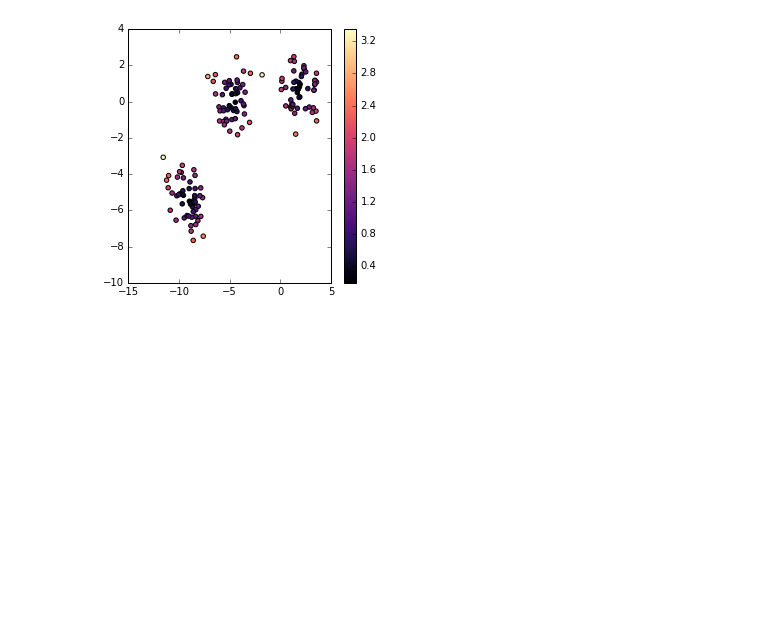
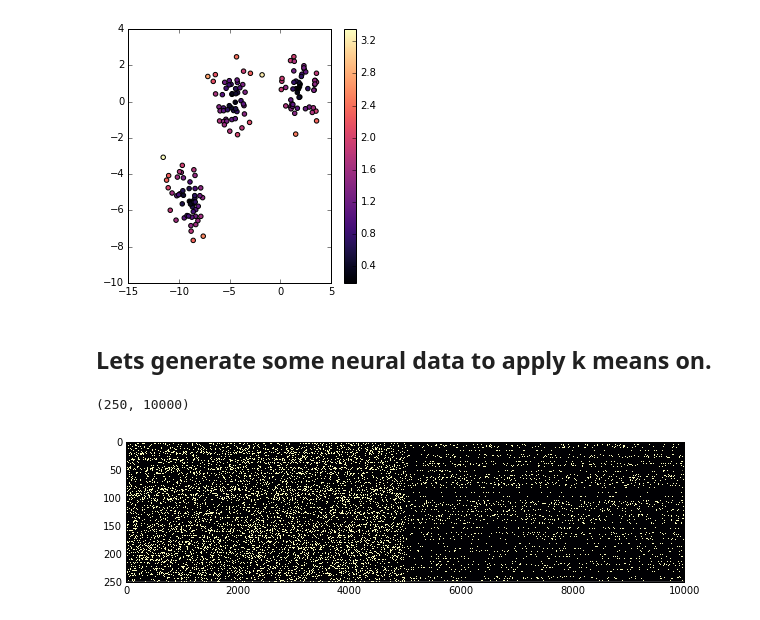
Before and after one commit to iampritishpatil/CAMP2016-Machinelearning, a Jupyter notebook: Tutorial_notebook.ipynb, the cells around one changed output. Saved outputs shown, nothing was run; the diff lists cells and outputs as text; code cells hidden in the pictures; blank space fills up the shorter version.

Commit message:
double poisson k means

```diff
--- a/Tutorial_notebook.ipynb
+++ b/Tutorial_notebook.ipynb
@@ -203,3 +203,36 @@ plt.colorbar()
 # %% [output]
 <matplotlib.colorbar.Colorbar at 0x...>
 [figure]
+# %% [markdown]
+## Lets generate some neural data to apply k means on.
+# %%
+# generating poisson data
+num_neurons1=50
+max_time1=10000
+r1=0.1
+r2=0.12
+n1=(np.random.random([num_neurons1,max_time1]) <r1)
+n2=(np.random.random([num_neurons1,max_time1]) <r2)
+n3=(np.random.random([num_neurons1,max_time1]) <r1*2)
+n3[:,max_time1/2:max_time1]=0
+n4=(np.random.random([num_neurons1,max_time1]) <r2*2)
+n4[:,max_time1/2:max_time1]=0
+n5=np.zeros([50,10000])
+r3=8.5
+for i in range(50):
+    sum1=0
+    sum1+=int(np.rint(np.random.exponential(r3)))
+    while sum1<10000:
+        n5[i,sum1]=1
+        sum1+=int(np.rint(np.random.exponential(np.random.exponential(r3))))
+# %%
+new_spiketrain=np.concatenate((n1,n2,n3,n4,n5))
+new_spiketrain=new_spiketrain[np.random.permutation(new_spiketrain.shape[0]),:]
+# new_spiketrain=np.concatenate((n1,n5))
+print new_spiketrain.shape
+plt.figure(figsize=[10,10])
+plt.imshow(new_spiketrain,aspect=10,cmap='magma',interpolation="None")
+plt.show()
+# %% [output]
+(250, 10000)
+[figure, added]
```
Also changed, not shown: parts of 2 cells of this notebook.
